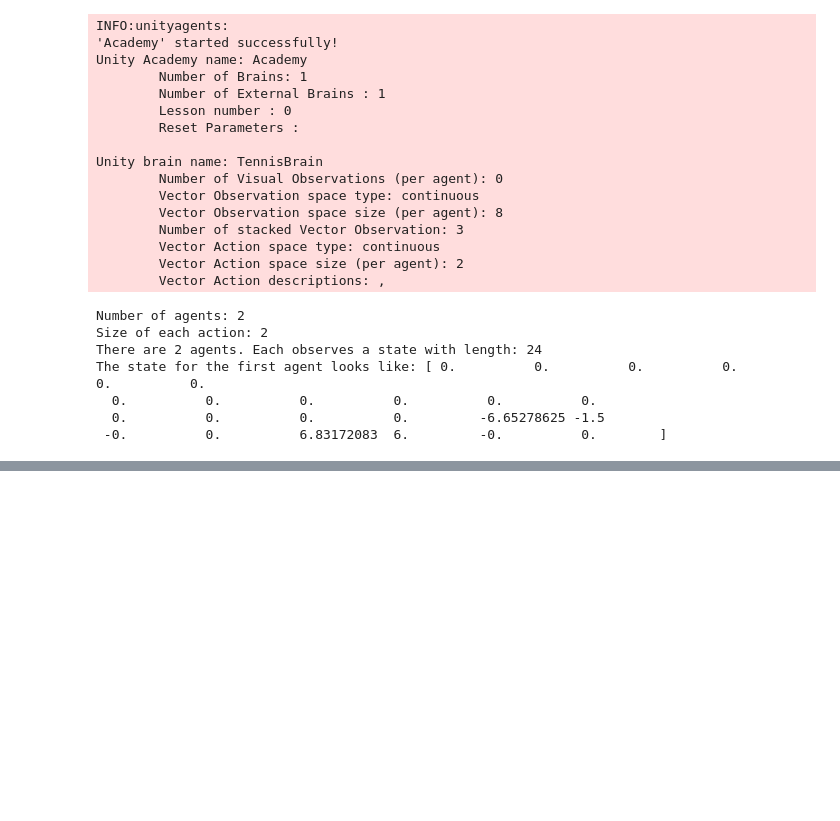
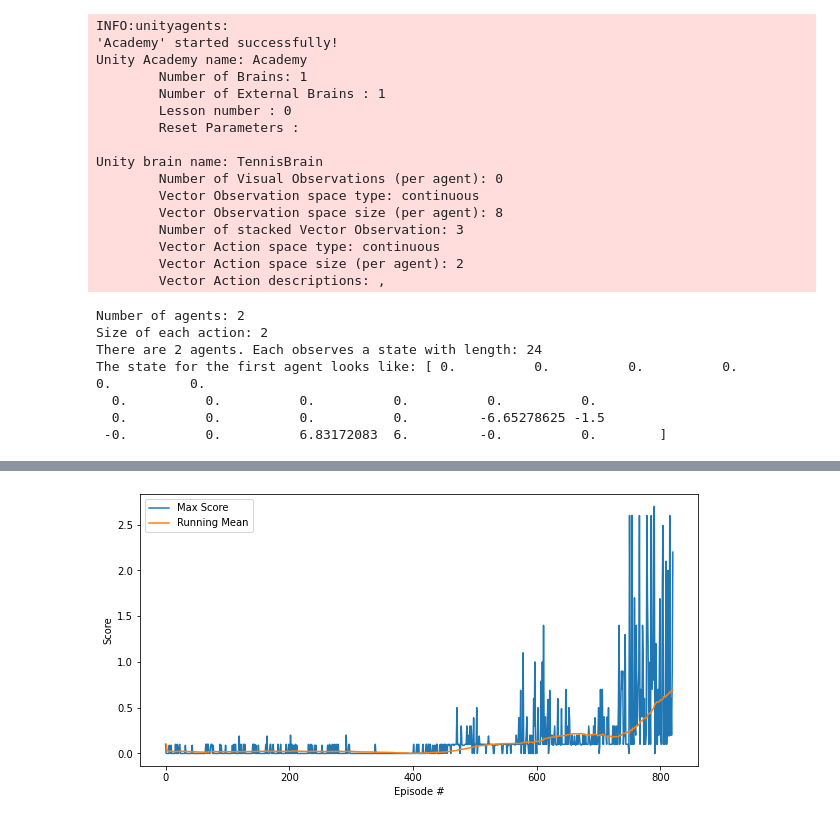
Before and after one commit to ARgruny/Deep-Reinforcement-Learning, a Jupyter notebook: archive (jupyter experiments)/MADDPG (Tennis-unity)/Tennis.ipynb, the cells around one changed output, grey strips where cells are left out. Drawn from its saved outputs; the diff is of its cells as text; code cells hidden in the pictures; blank space fills up the shorter version.

```diff
--- a/archive (jupyter experiments)/MADDPG (Tennis-unity)/Tennis.ipynb
+++ b/archive (jupyter experiments)/MADDPG (Tennis-unity)/Tennis.ipynb
@@ -149,0 +150,18 @@ env.close()
+# %%
+# save all actor weights
+for i in range(len(mult_agents.actors)):
+    # save weights
+    torch.save(mult_agents.actors[i].state_dict(), f'checkpoint_actor_{i}.pth')
+# %%
+# save all critic weights
+for i in range(len(mult_agents.critics)):
+    # save weights
+    torch.save(mult_agents.critics[i].state_dict(), f'checkpoint_critic_{i}.pth')
+# %%
+running_mean = []
+
+for i in range(len(scores)):
+    if i < 100:
+        running_mean.append(np.mean(scores[:i]))
+    else:
+        running_mean.append(np.mean(scores[i-100:i]))
@@ -149,0 +172,14 @@ env.close()
+# %%
+# plot the scores
+import matplotlib.pyplot as plt
+
+fig = plt.figure(figsize=(10, 5))
+ax = fig.add_subplot(111)
+plt.plot(np.arange(len(scores)), scores, label='Max Score')
+plt.plot(np.arange(len(scores)), running_mean, label='Running Mean')
+plt.ylabel('Score')
+plt.xlabel('Episode #')
+plt.legend(loc='upper left')
+plt.show()
+# %% [output]
+[figure, added]
```
Also changed, not shown: parts of 3 cells of this notebook, 8 other files.
